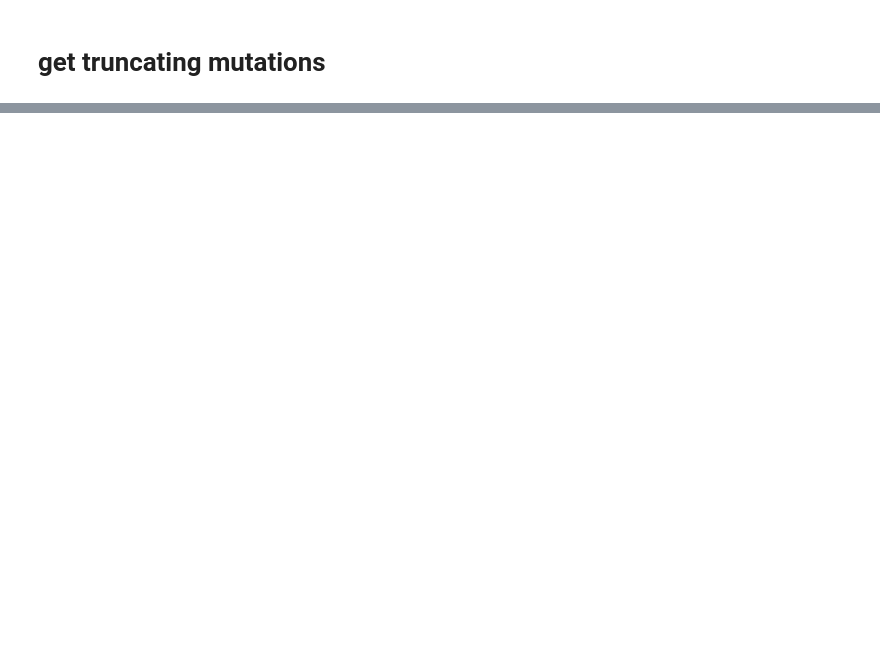
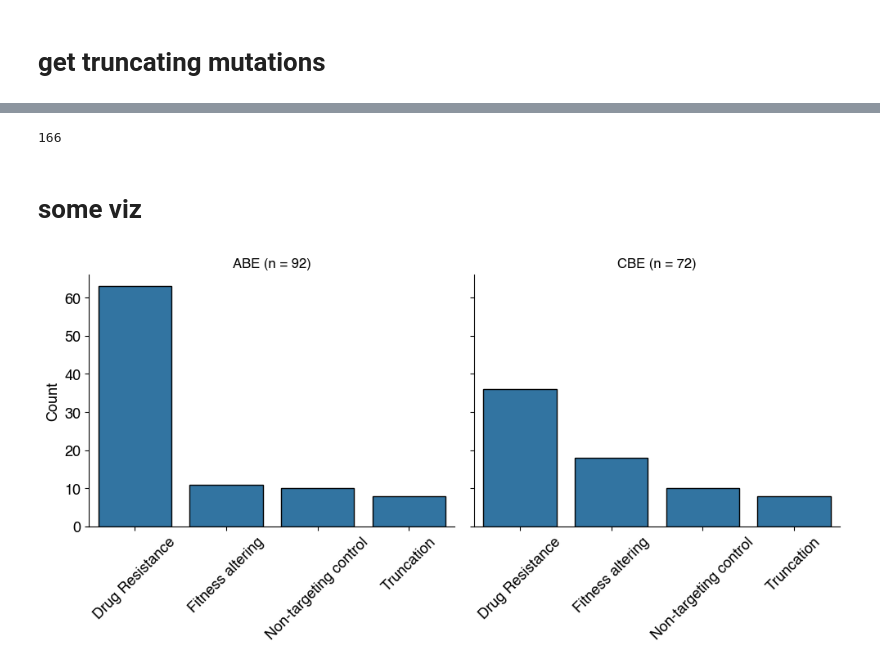
Before and after one commit to samgould2/CDK-BE-mutagenesis, a Jupyter notebook: notebooks/13_CROP-seq_library/CROPseq_lib.ipynb, the cells around one changed output, grey strips where cells are left out. Cells and saved outputs as stored; diff of their text form; code cells hidden in the pictures; blank space fills up the shorter version.

```diff
--- a/notebooks/13_CROP-seq_library/CROPseq_lib.ipynb
+++ b/notebooks/13_CROP-seq_library/CROPseq_lib.ipynb
@@ -275,0 +352,3 @@ print(len(cbe_merged_filtered))
+# %%
+ABE_edit_info_fitness = generate_edit_info(fit_abe, ABE_canonical_edits, ABE_non_canonical_edits)
+CBE_edit_info_fitness = generate_edit_info(fit_cbe, CBE_canonical_edits, CBE_non_canonical_edits)
@@ -320,0 +800,26 @@ genes
+# %%
+nt_df = pd.DataFrame({'gRNA_id':chosen_nts, 'gene':'NT', 'Editor':'NT', 'classification':'non-targeting control', 'Type':'Non-targeting control'})
+
+#also add information about the T0 vs. plasmid LFC and FDR for each guide, to get a sense of variant basal fitness
+t0_subset_abe = ABE_LFC[(ABE_LFC['gRNA_id'].isin(nt_df['gRNA_id'])) & (ABE_LFC['Screen_ID'].isin(['Subpool1', 'Subpool2', 'Subpool3']))]
+t0_abe = t0_subset_abe[['gRNA_id', 'LFC_median_T0_Plasmid', 'FDR_T0_Plasmid']].dropna().rename(columns={'LFC_median_T0_Plasmid':'LFC_median_T0_Plasmid_abe', 'FDR_T0_Plasmid':'FDR_T0_Plasmid_abe'})
+
+t0_subset_cbe = CBE_LFC[(CBE_LFC['gRNA_id'].isin(nt_df['gRNA_id'])) & (CBE_LFC['Screen_ID'].isin(['Subpool1', 'Subpool2', 'Subpool3']))]
+t0_cbe = t0_subset_cbe[['gRNA_id', 'LFC_median_T0_Plasmid', 'FDR_T0_Plasmid']].dropna().rename(columns={'LFC_median_T0_Plasmid':'LFC_median_T0_Plasmid_cbe', 'FDR_T0_Plasmid':'FDR_T0_Plasmid_cbe'})
+
+nt_lfc_info = pd.merge(t0_abe, t0_cbe, on='gRNA_id')
+nt_df_final = pd.merge(nt_df, nt_lfc_info, on='gRNA_id')
+# %%
+abe_final_final = pd.concat((abe_final, nt_df_final)).reset_index(drop=True)
+cbe_final_final = pd.concat((cbe_final, nt_df_final)).reset_index(drop=True)
+# %%
+#remove duplicate truncating variants
+abe_final_final = abe_final_final.drop_duplicates(subset='gRNA_id').sort_values(by=['Type', 'gene'])
+cbe_final_final = cbe_final_final.drop_duplicates(subset='gRNA_id').sort_values(by=['Type', 'gene'])
+
+abe_final_final.to_excel('ABE_final_table.xlsx', index=False)
+cbe_final_final.to_excel('CBE_final_table.xlsx', index=False)
+# %%
+len(abe_final_final) + len(cbe_final_final)
+# %% [output]
+166
@@ -320,0 +829,23 @@ genes
+# %% [markdown]
+# some viz
+# %%
+fig, ax = plt.subplots(1,2, figsize=(10,5), sharey=True)
+sns.barplot(data=abe_final_final.value_counts('Type').reset_index(), x='Type', y='count', ax=ax[0], edgecolor='black', linewidth=1)
+sns.barplot(data=cbe_final_final.value_counts('Type').reset_index(), x='Type', y='count', ax=ax[1], edgecolor='black', linewidth=1)
+
+ax[0].set_title(f'ABE (n = {len(abe_final_final)})')
+ax[1].set_title(f'CBE (n = {len(cbe_final_final)})')
+ax[0].set_ylabel('Count', fontsize=13)
+
+ax[0].tick_params(axis='x', rotation=45)
+ax[1].tick_params(axis='x', rotation=45)
+ax[0].spines[['top', 'right']].set_visible(False)
+ax[1].spines[['top', 'right']].set_visible(False)
+ax[0].tick_params(axis='both', which='major', labelsize=13)
+ax[1].tick_params(axis='both', which='major', labelsize=13)
+
+ax[0].set_xlabel('')
+ax[1].set_xlabel('')
+fig.tight_layout()
+# %% [output]
+[figure, added]
```
Also changed, not shown: parts of 35 cells of this notebook, 5 other files.
